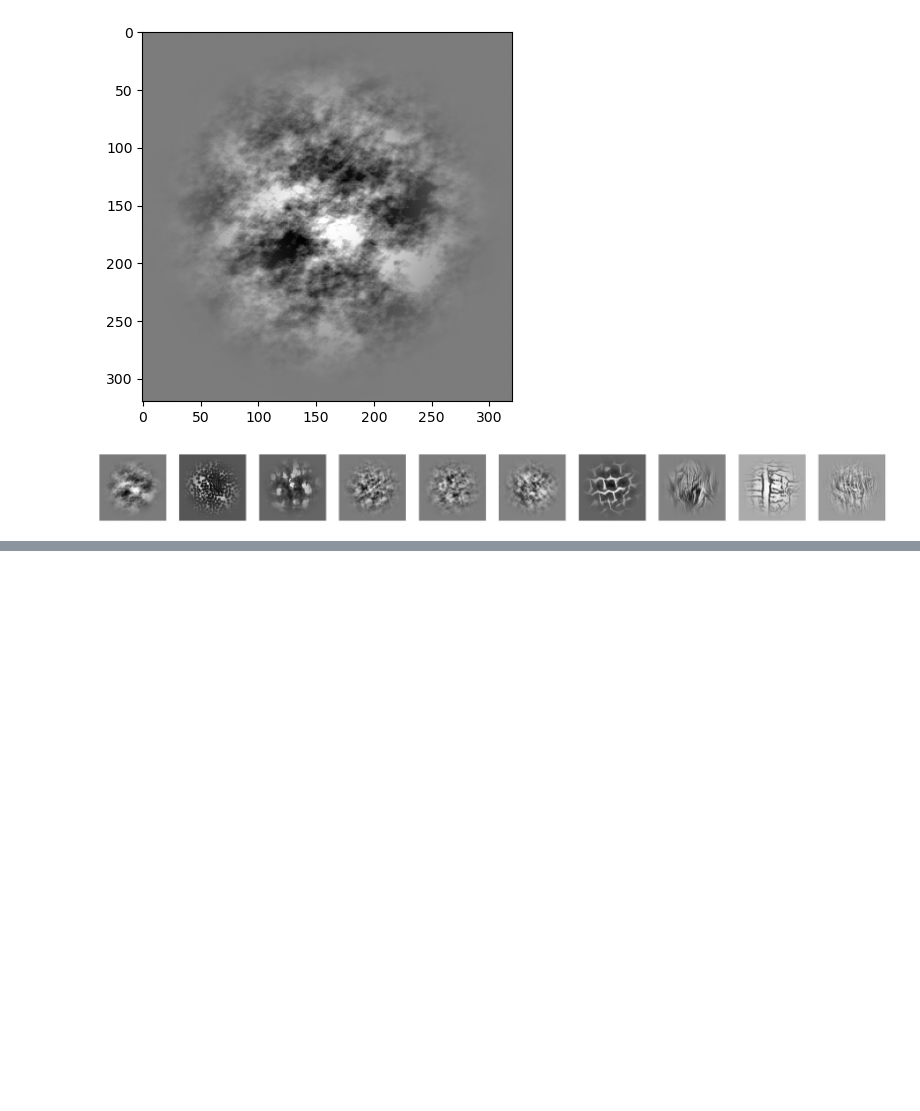
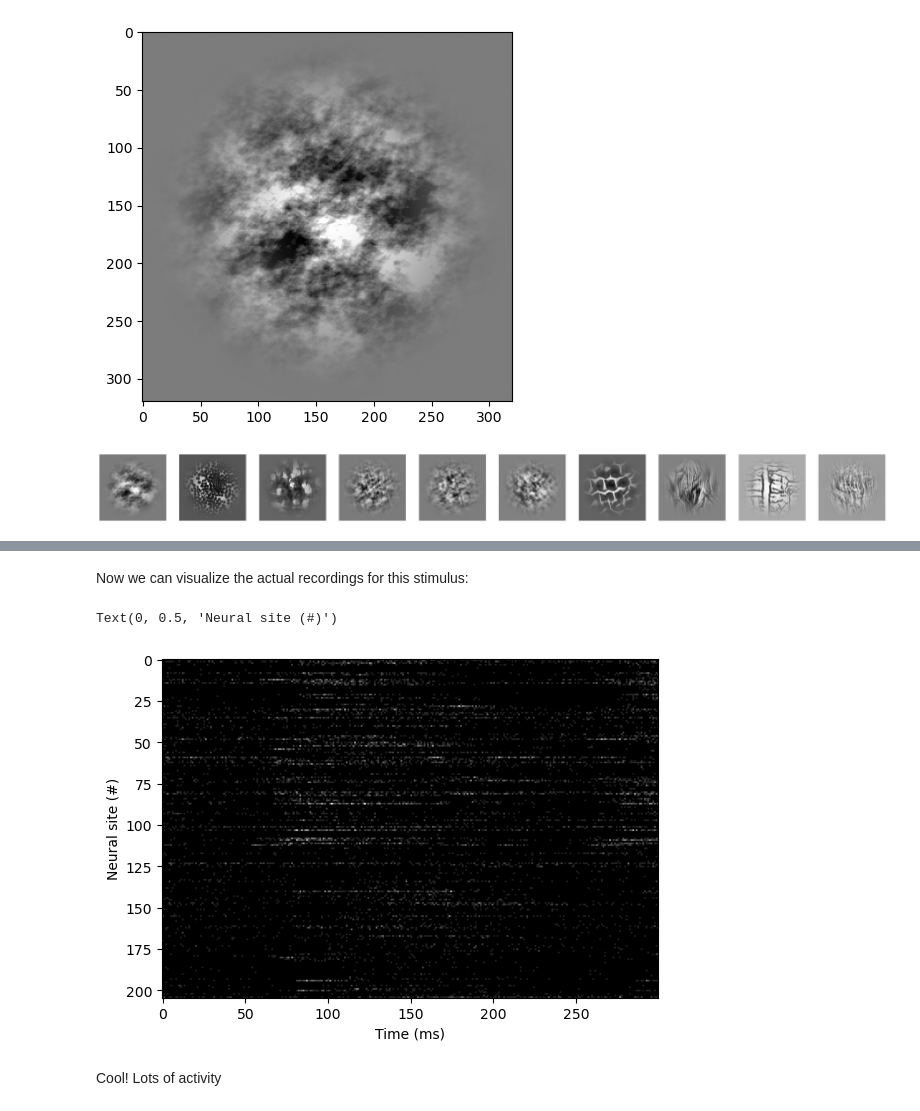
Before and after one commit to epflneuroailab/cajal2025, a Jupyter notebook: week5/exercise5.ipynb, the cells around one changed output, grey strips where cells are left out. Saved outputs shown, nothing was run; the diff lists cells and outputs as text; code cells hidden in the pictures; blank space fills up the shorter version.

Commit message:
add recording visualization of single stimulus

```diff
--- a/week5/exercise5.ipynb
+++ b/week5/exercise5.ipynb
@@ -97,0 +75,4 @@ for i, ax in enumerate(axes.flatten()):
+# %%
+single_stimulus_id = stimuli['stimulus_id'].values[0]
+stimulus_data = data.sel(stimulus_id=single_stimulus_id)
+print(stimulus_data)
@@ -97,0 +100,5 @@ for i, ax in enumerate(axes.flatten()):
+# %%
+from brainscore_vision.benchmark_helpers.neural_common import average_repetition
+stimulus_data = average_repetition(stimulus_data)  # average over repeated repetitions of the same stimulus
+stimulus_data = stimulus_data.squeeze('presentation')
+print(stimulus_data)
@@ -97,0 +122,12 @@ for i, ax in enumerate(axes.flatten()):
+# %% [markdown]
+Now we can visualize the actual recordings for this stimulus:
+# %%
+fig, ax = pyplot.subplots()
+ax.imshow(stimulus_data.values, cmap='gray')
+ax.set_xlabel('Time (ms)')
+ax.set_ylabel('Neural site (#)')
+# %% [output]
+Text(0, 0.5, 'Neural site (#)')
+[figure, added]
+# %% [markdown]
+Cool! Lots of activity
```
Also changed, not shown: parts of 7 cells of this notebook.
